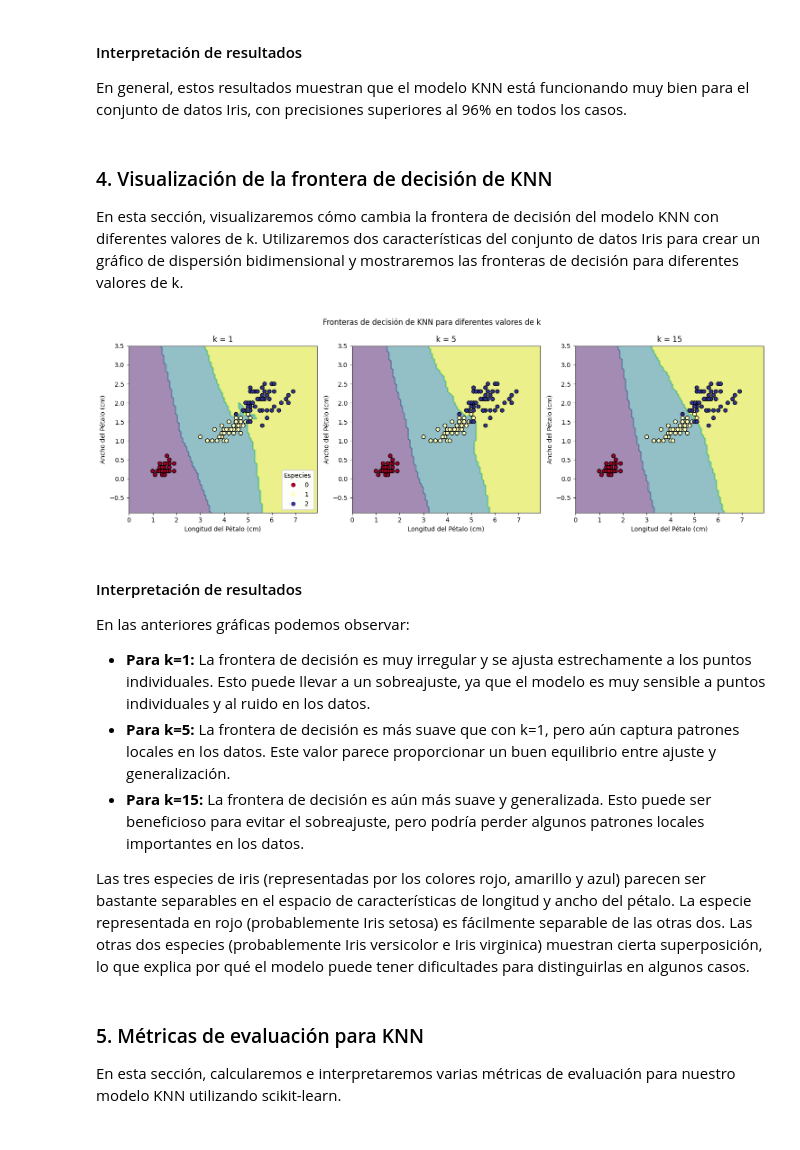
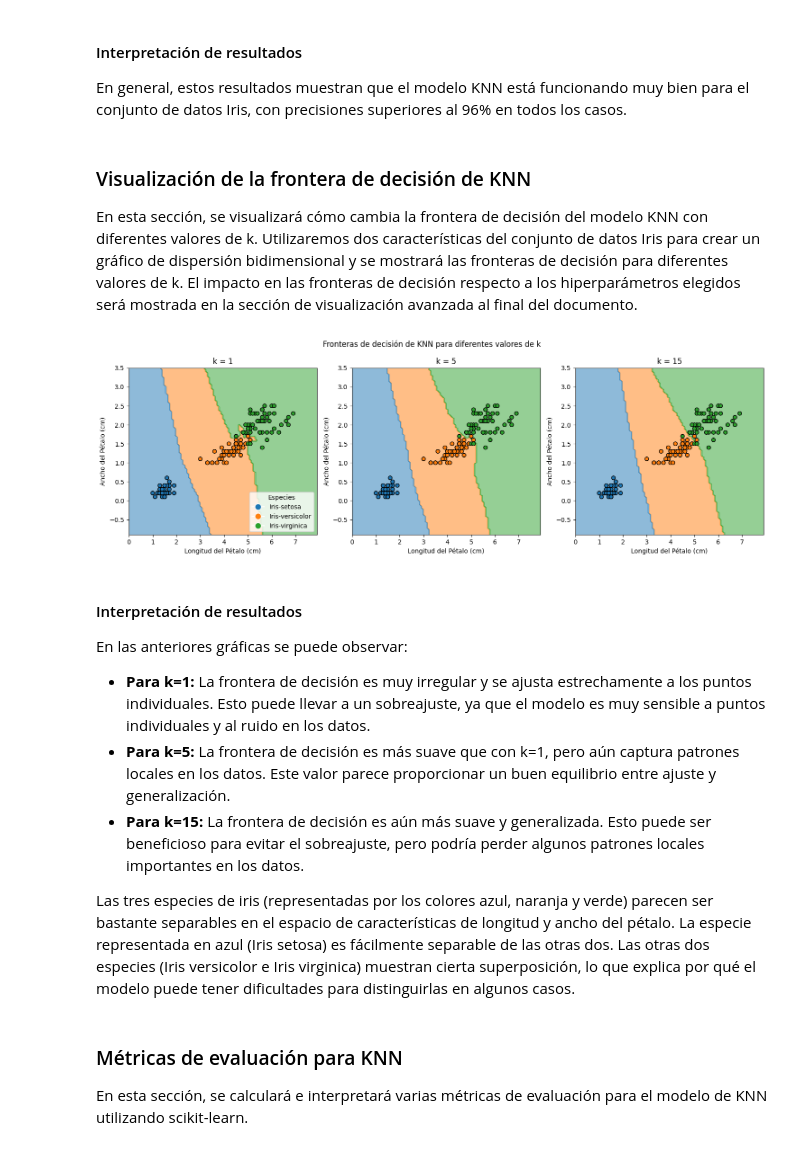
Before and after one commit to caleones/K-Nearest-Neighbors-Python-Model-for-Iris-Data-Set, a Jupyter notebook: k-nearest-neighbors-python-model-for-iris-data-set.ipynb, the cells around one changed output. Drawn from its saved outputs; the diff is of its cells as text; code cells hidden in the pictures.

```diff
--- a/k-nearest-neighbors-python-model-for-iris-data-set.ipynb
+++ b/k-nearest-neighbors-python-model-for-iris-data-set.ipynb
@@ -312,71 +305,64 @@ Mejor puntuación: 0.9866666666666667
 
 En general, estos resultados muestran que el modelo KNN está funcionando muy bien para el conjunto de datos Iris, con precisiones superiores al 96% en todos los casos.
 # %% [markdown]
-### 4. Visualización de la frontera de decisión de KNN
-En esta sección, visualizaremos cómo cambia la frontera de decisión del modelo KNN con diferentes valores de k. Utilizaremos dos características del conjunto de datos Iris para crear un gráfico de dispersión bidimensional y mostraremos las fronteras de decisión para diferentes valores de k.
+### Visualización de la frontera de decisión de KNN
+En esta sección, se visualizará cómo cambia la frontera de decisión del modelo KNN con diferentes valores de k. Utilizaremos dos características del conjunto de datos Iris para crear un gráfico de dispersión bidimensional y se mostrará las fronteras de decisión para diferentes valores de k. El impacto en las fronteras de decisión respecto a los hiperparámetros elegidos será mostrada en la sección de visualización avanzada al final del documento.
 # %%
-import numpy as np
-import matplotlib.pyplot as plt
-from sklearn.neighbors import KNeighborsClassifier
-from sklearn.inspection import DecisionBoundaryDisplay
-from sklearn.preprocessing import LabelEncoder
-
-# Seleccionamos dos características para la visualización
-X = iris_df[['PetalLengthCm', 'PetalWidthCm']].values
-y = iris_df['Species'].values
-
 # Codificamos las etiquetas de las especies a valores numéricos
 le = LabelEncoder()
 y_encoded = le.fit_transform(y)
 
 # Definimos los valores de k que queremos visualizar
 k_values = [1, 5, 15]
 
 # Creamos una figura con subplots para cada valor de k
 fig, axs = plt.subplots(1, 3, figsize=(15, 5))
 fig.suptitle('Fronteras de decisión de KNN para diferentes valores de k')
 
 for i, k in enumerate(k_values):
     # Creamos y entrenamos el modelo KNN
     knn = KNeighborsClassifier(n_neighbors=k)
     knn.fit(X, y_encoded)
 
     # Visualizamos la frontera de decisión
     DecisionBoundaryDisplay.from_estimator(
         knn,
         X,
         response_method="predict",
         ax=axs[i],
-        alpha=0.5
+        alpha=0.5,
+        cmap=ListedColormap(custom_palette.values())
     )
 
-    # Graficamos los puntos de datos
-    scatter = axs[i].scatter(X[:, 0], X[:, 1], c=y_encoded, edgecolor="black", cmap=plt.cm.RdYlBu)
+    # Graficamos los puntos de datos con la paleta personalizada
+    scatter = axs[i].scatter(X[:, 0], X[:, 1], c=y_encoded, edgecolor="black", cmap=ListedColormap(custom_palette.values()))
     axs[i].set_title(f'k = {k}')
     axs[i].set_xlabel('Longitud del Pétalo (cm)')
     axs[i].set_ylabel('Ancho del Pétalo (cm)')
 
-# Añadimos una leyenda
-legend1 = axs[0].legend(*scatter.legend_elements(),
-                        loc="lower right", title="Especies")
-axs[0].add_artist(legend1)
+# Añadimos una leyenda con los nombres de las especies
+handles = [plt.Line2D([0], [0], marker='o', color='w', label=species,
+                       markerfacecolor=color, markersize=10)
+           for species, color in zip(le.classes_, custom_palette.values())]
+
+axs[0].legend(handles=handles, loc="lower right", title="Especies")
 
 plt.tight_layout()
 plt.show()
 # %% [output]
-[figure, old version]
+[figure, new version]
 # %% [markdown]
 #### Interpretación de resultados
-En las anteriores gráficas podemos observar:
+En las anteriores gráficas se puede observar:
 
 - **Para k=1:** La frontera de decisión es muy irregular y se ajusta estrechamente a los puntos individuales. Esto puede llevar a un sobreajuste, ya que el modelo es muy sensible a puntos individuales y al ruido en los datos.
 - **Para k=5:** La frontera de decisión es más suave que con k=1, pero aún captura patrones locales en los datos. Este valor parece proporcionar un buen equilibrio entre ajuste y generalización.
 - **Para k=15:** La frontera de decisión es aún más suave y generalizada. Esto puede ser beneficioso para evitar el sobreajuste, pero podría perder algunos patrones locales importantes en los datos.
 
-Las tres especies de iris (representadas por los colores rojo, amarillo y azul) parecen ser bastante separables en el espacio de características de longitud y ancho del pétalo.
-La especie representada en rojo (probablemente Iris setosa) es fácilmente separable de las otras dos.
-Las otras dos especies (probablemente Iris versicolor e Iris virginica) muestran cierta superposición, lo que explica por qué el modelo puede tener dificultades para distinguirlas en algunos casos.
+Las tres especies de iris (representadas por los colores azul, naranja y verde) parecen ser bastante separables en el espacio de características de longitud y ancho del pétalo.
+La especie representada en azul (Iris setosa) es fácilmente separable de las otras dos.
+Las otras dos especies (Iris versicolor e Iris virginica) muestran cierta superposición, lo que explica por qué el modelo puede tener dificultades para distinguirlas en algunos casos.
 # %% [markdown]
-### 5. Métricas de evaluación para KNN
-En esta sección, calcularemos e interpretaremos varias métricas de evaluación para nuestro modelo KNN utilizando scikit-learn.
+### Métricas de evaluación para KNN
+En esta sección, se calculará e interpretará varias métricas de evaluación para el modelo de KNN utilizando scikit-learn.
 # %%
```
Also changed, not shown: parts of 51 cells of this notebook.
